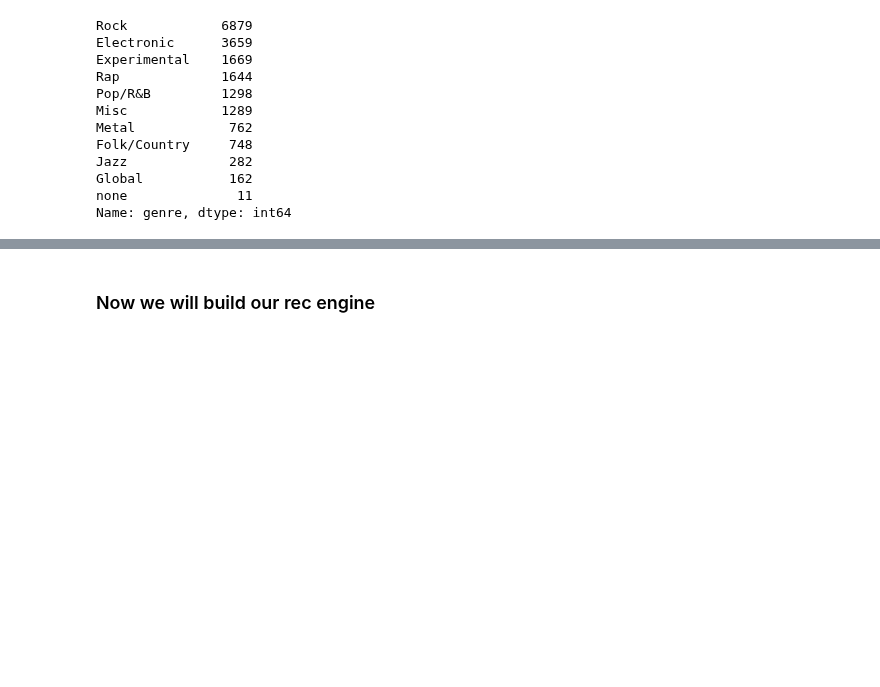
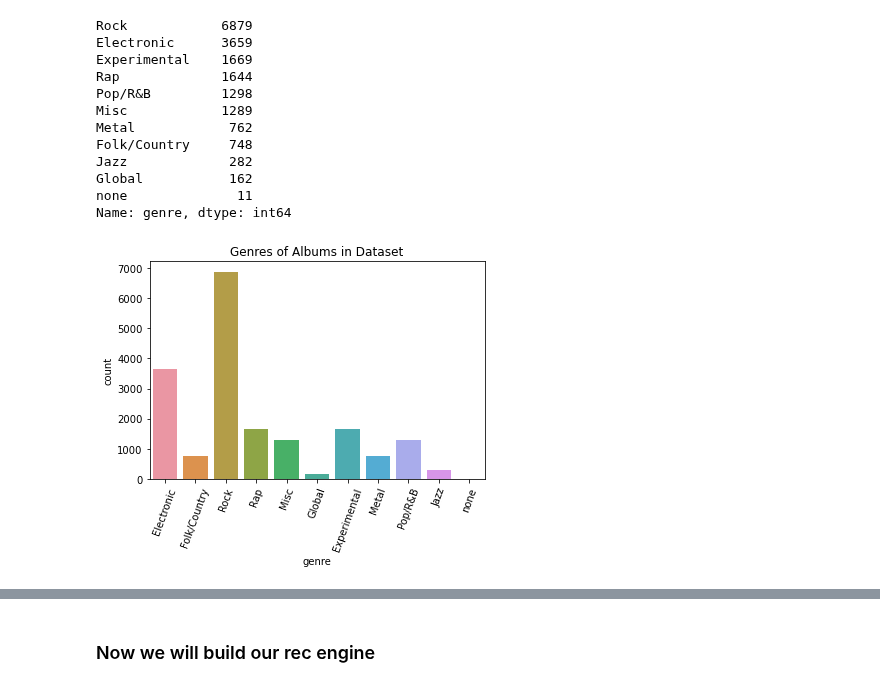
Before and after one commit to Hadryan/Music-Recommender-Engine-1, a Jupyter notebook: Final_NB.ipynb, the cells around one changed output, grey strips where cells are left out. Drawn from its saved outputs; the diff is of its cells as text; code cells hidden in the pictures; blank space fills up the shorter version.

Commit message:
new images for readme

```diff
--- a/Final_NB.ipynb
+++ b/Final_NB.ipynb
@@ -52,3 +52,11 @@ Jazz             282
 Global           162
 none              11
 Name: genre, dtype: int64
+# %%
+df2=df['genre']
+sns.countplot(x=df.genre, orient= 'h')
+plt.xticks(rotation=70)
+plt.title('Genres of Albums in Dataset')
+plt.savefig('genres_of_albums.png')
+# %% [output]
+[figure, added]
```
Also changed, not shown: parts of 3 cells of this notebook, 3 other files.
